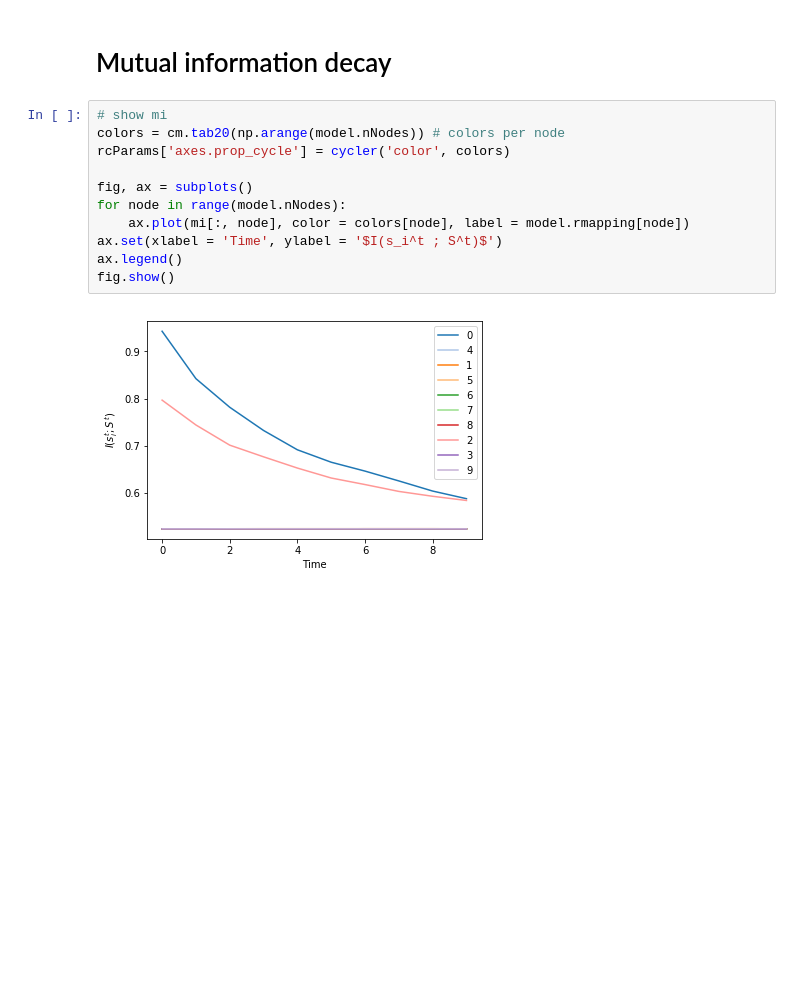
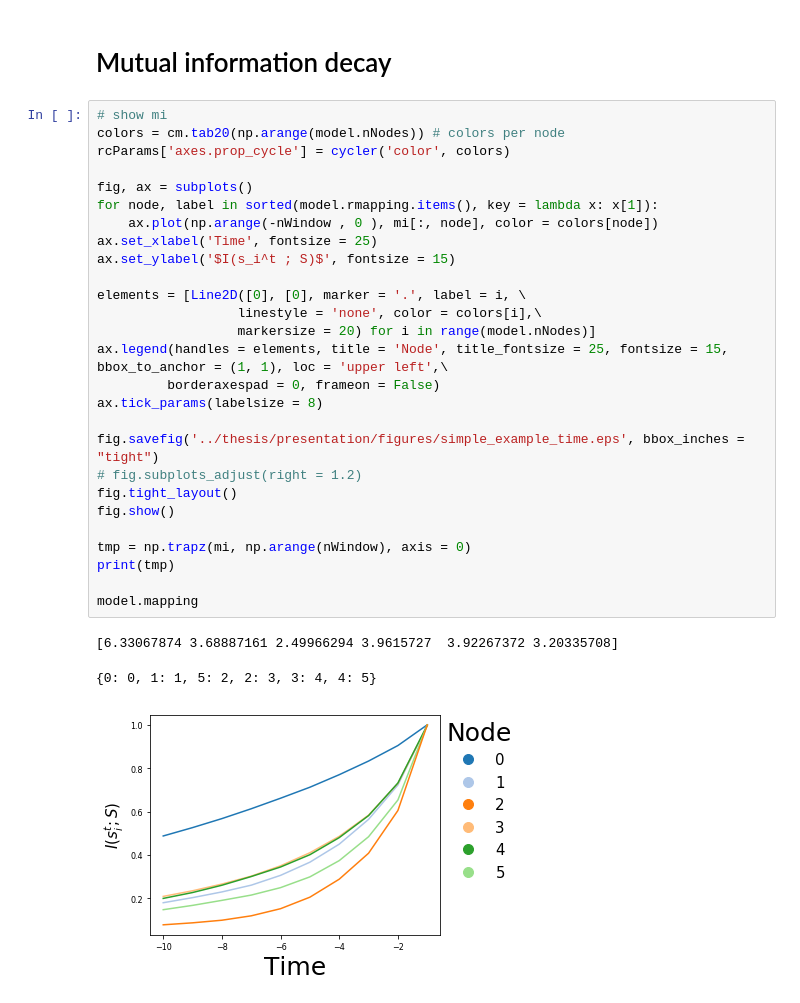
Before and after one commit to cvanelteren/information_impact, a Jupyter notebook: Simple_example.ipynb, the cells around one changed output. Saved outputs shown, nothing was run; the diff lists cells and outputs as text; blank space fills up the shorter version.

```diff
--- a/Simple_example.ipynb
+++ b/Simple_example.ipynb
@@ -81,15 +115,33 @@ fig.show()
 # %% [markdown]
 # Mutual information decay
-# %%
-# show mi
-colors = cm.tab20(np.arange(model.nNodes)) # colors per node
-rcParams['axes.prop_cycle'] = cycler('color', colors)
-
-fig, ax = subplots()
-for node in range(model.nNodes):
-    ax.plot(mi[:, node], color = colors[node], label = model.rmapping[node])
-ax.set(xlabel = 'Time', ylabel = '$I(s_i^t ; S^t)$')
-ax.legend()
-fig.show()
-# %% [output]
-[figure, removed]
+# %%
+# show mi
+colors = cm.tab20(np.arange(model.nNodes)) # colors per node
+rcParams['axes.prop_cycle'] = cycler('color', colors)
+
+fig, ax = subplots()
+for node, label in sorted(model.rmapping.items(), key = lambda x: x[1]):
+    ax.plot(np.arange(-nWindow , 0 ), mi[:, node], color = colors[node])
+ax.set_xlabel('Time', fontsize = 25)
+ax.set_ylabel('$I(s_i^t ; S)$', fontsize = 15)
+
+elements = [Line2D([0], [0], marker = '.', label = i, \
+                  linestyle = 'none', color = colors[i],\
+                  markersize = 20) for i in range(model.nNodes)]
+ax.legend(handles = elements, title = 'Node', title_fontsize = 25, fontsize = 15, bbox_to_anchor = (1, 1), loc = 'upper left',\
+         borderaxespad = 0, frameon = False)
+ax.tick_params(labelsize = 8)
+
+fig.savefig('../thesis/presentation/figures/simple_example_time.eps', bbox_inches = "tight")
+# fig.subplots_adjust(right = 1.2)
+fig.tight_layout()
+fig.show()
+
+tmp = np.trapz(mi, np.arange(nWindow), axis = 0)
+print(tmp)
+
+model.mapping
+# %% [output]
+[6.33067874 3.68887161 2.49966294 3.9615727  3.92267372 3.20335708]
+{0: 0, 1: 1, 5: 2, 2: 3, 3: 4, 4: 5}
+[figure, added]
```
Also changed, not shown: parts of 5 cells of this notebook, 13 other files.
